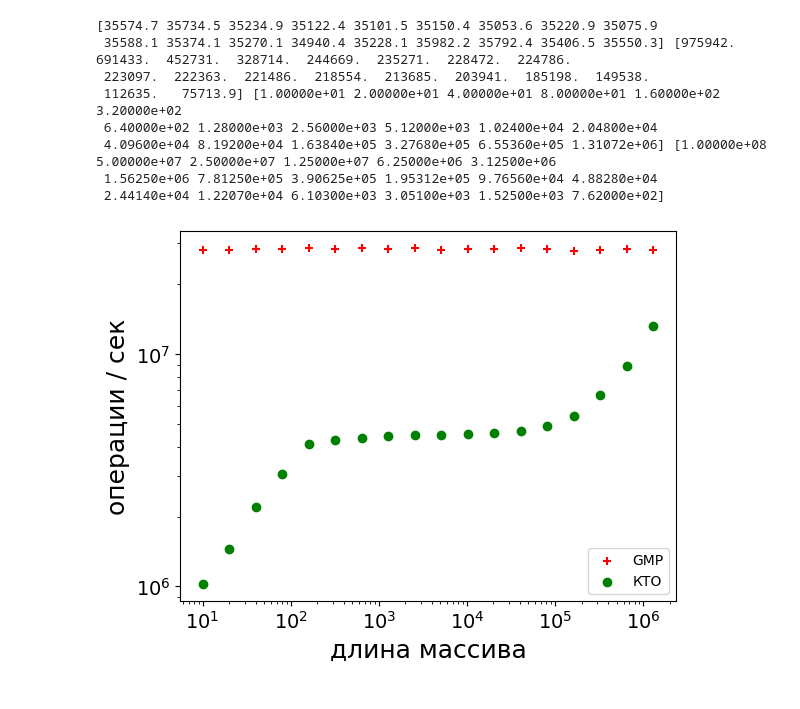
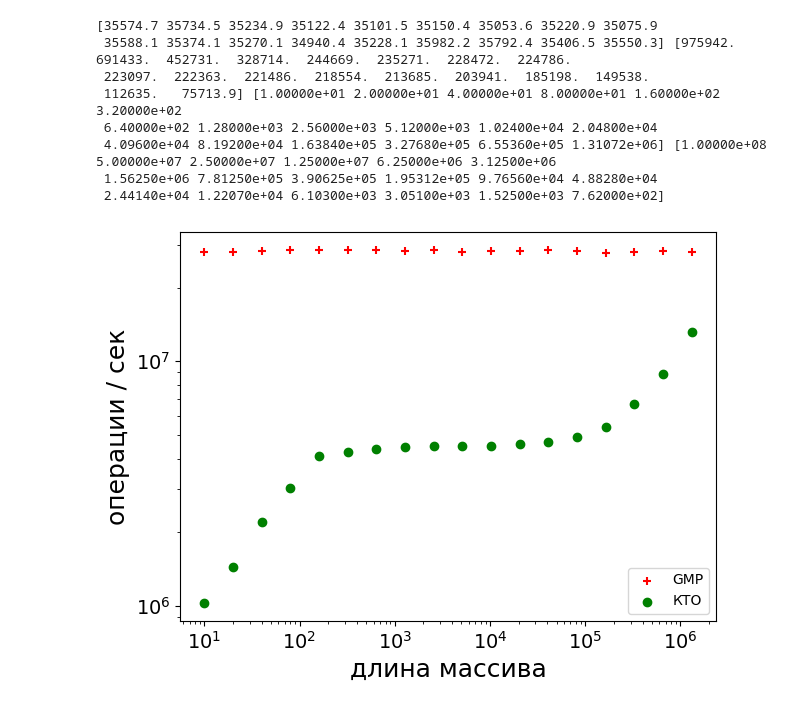
Before and after one commit to ElizaLobanova/Chinese-residue-theorem-library, a Jupyter notebook: images/scripts/timeTest/timeTest.ipynb, the cells around one changed output. Cells and saved outputs as stored; diff of their text form; code cells hidden in the pictures.

```diff
--- a/images/scripts/timeTest/timeTest.ipynb
+++ b/images/scripts/timeTest/timeTest.ipynb
@@ -14,34 +14,35 @@ with open('time sequential18.csv', 'r') as f:
         crt_time.append(float(line.split(' ')[1]))
         data_size.append(float(line.split(' ')[2]))
         lunch_times.append(float(line.split(' ')[3]))
     gmp_time = np.array(gmp_time)
     crt_time = np.array(crt_time)
     data_size = np.array(data_size)
     lunch_times = np.array(lunch_times)
     print(gmp_time, crt_time, data_size, lunch_times)
     add_p_ms_gmp = (data_size * lunch_times) / (gmp_time / 1000)
     add_p_ms_crt = (data_size * lunch_times) / (crt_time / 1000)
     plt.xlabel('длина массива', fontsize=18)
     plt.ylabel('операции / сек', fontsize=18)
     plt.scatter(data_size, add_p_ms_gmp, color='red', label='GMP', marker='+')
     plt.scatter(data_size, add_p_ms_crt, color='green', label='КТО')
     plt.legend(loc='lower right')
     plt.xscale('log')
     plt.xticks(size=14)
     plt.yticks(size=14)
     plt.yscale('log')
+    plt.tight_layout()
     plt.savefig('../../time_sequential18.pdf')
     plt.show()
 # %% [output]
 [35574.7 35734.5 35234.9 35122.4 35101.5 35150.4 35053.6 35220.9 35075.9
  35588.1 35374.1 35270.1 34940.4 35228.1 35982.2 35792.4 35406.5 35550.3] [975942.  691433.  452731.  328714.  244669.  235271.  228472.  224786.
  223097.  222363.  221486.  218554.  213685.  203941.  185198.  149538.
  112635.   75713.9] [1.00000e+01 2.00000e+01 4.00000e+01 8.00000e+01 1.60000e+02 3.20000e+02
  6.40000e+02 1.28000e+03 2.56000e+03 5.12000e+03 1.02400e+04 2.04800e+04
  4.09600e+04 8.19200e+04 1.63840e+05 3.27680e+05 6.55360e+05 1.31072e+06] [1.00000e+08 5.00000e+07 2.50000e+07 1.25000e+07 6.25000e+06 3.12500e+06
  1.56250e+06 7.81250e+05 3.90625e+05 1.95312e+05 9.76560e+04 4.88280e+04
  2.44140e+04 1.22070e+04 6.10300e+03 3.05100e+03 1.52500e+03 7.62000e+02]
-[figure, old version]
+[figure, new version]
 # %%
 with open('time parallel18.csv', 'r') as f:
     lines = f.readlines()
```
Also changed, not shown: parts of 1 cell of this notebook, 2 other files.
